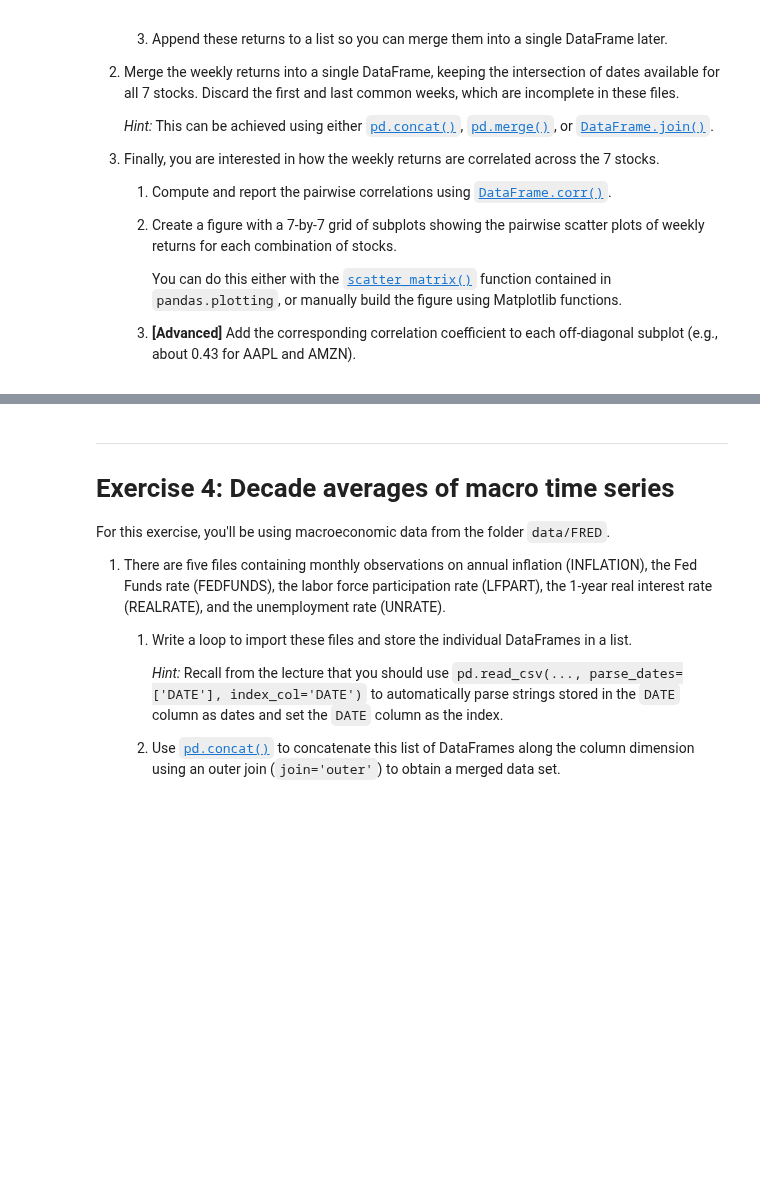
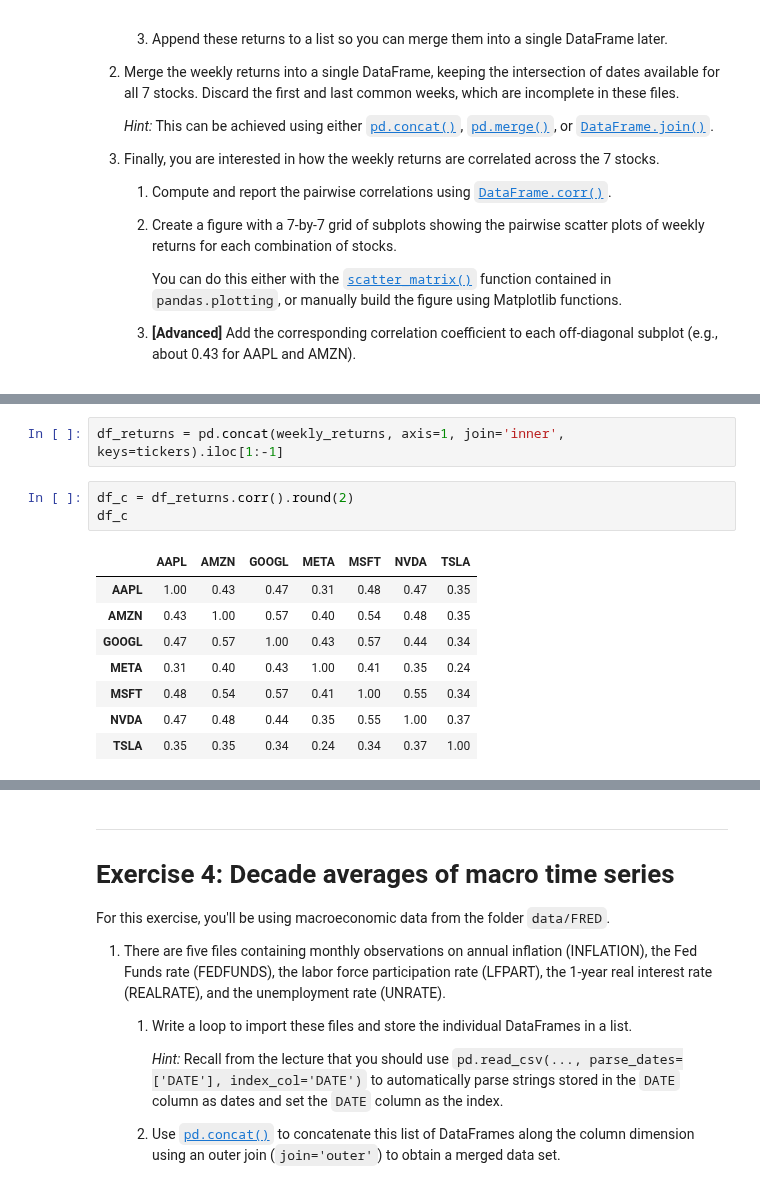
Before and after one commit to JKO-coder1/TECH2-H26, a Jupyter notebook: workshops/workshop5/workshop5_v1_JK.ipynb, the cells around one changed output, grey strips where cells are left out. Saved outputs shown, nothing was run; the diff lists cells and outputs as text; blank space fills up the shorter version.

```diff
--- a/workshops/workshop5/workshop5_v1_JK.ipynb
+++ b/workshops/workshop5/workshop5_v1_JK.ipynb
@@ -95,0 +199,14 @@ The data for this exercise is located in the folder `data/stockmarket/`.
+# %%
+df_returns = pd.concat(weekly_returns, axis=1, join='inner', keys=tickers).iloc[1:-1]
+# %%
+df_c = df_returns.corr().round(2)
+df_c
+# %% [output]
+|  | AAPL | AMZN | GOOGL | META | MSFT | NVDA | TSLA |
+| AAPL | 1.00 | 0.43 | 0.47 | 0.31 | 0.48 | 0.47 | 0.35 |
+| AMZN | 0.43 | 1.00 | 0.57 | 0.40 | 0.54 | 0.48 | 0.35 |
+| GOOGL | 0.47 | 0.57 | 1.00 | 0.43 | 0.57 | 0.44 | 0.34 |
+| META | 0.31 | 0.40 | 0.43 | 1.00 | 0.41 | 0.35 | 0.24 |
+| MSFT | 0.48 | 0.54 | 0.57 | 0.41 | 1.00 | 0.55 | 0.34 |
+| NVDA | 0.47 | 0.48 | 0.44 | 0.35 | 0.55 | 1.00 | 0.37 |
+| TSLA | 0.35 | 0.35 | 0.34 | 0.24 | 0.34 | 0.37 | 1.00 |
```
Also changed, not shown: parts of 13 cells of this notebook.
